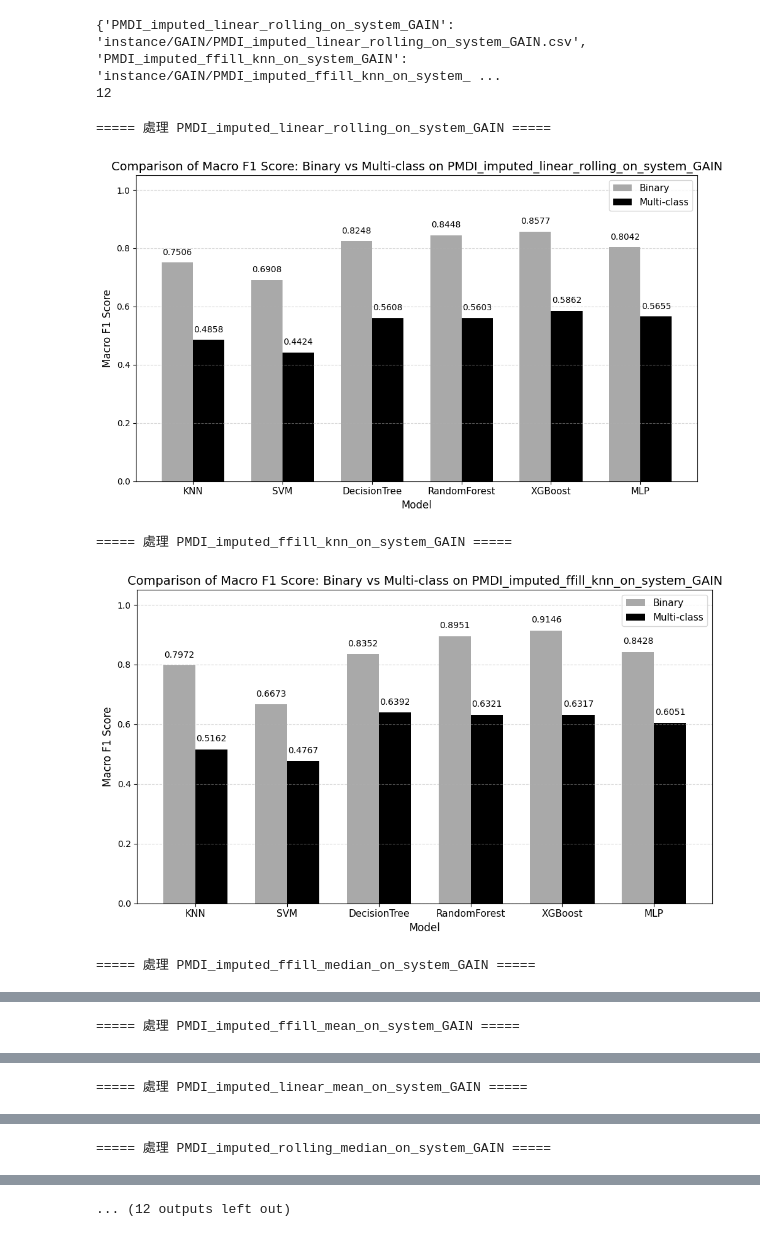
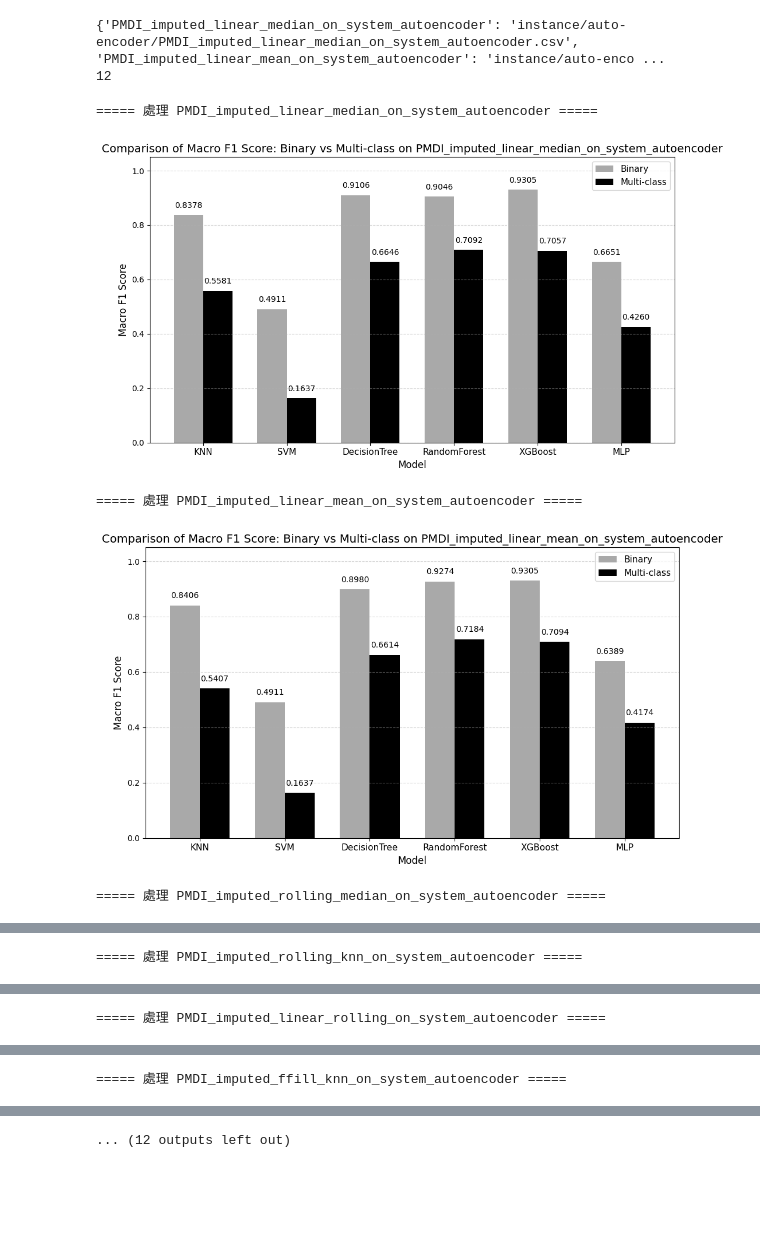
Before and after one commit to sean50311/MDS-project, a Jupyter notebook: experiment_pipeline.ipynb, the cells around one changed output, grey strips where cells are left out. Cells and saved outputs as stored; diff of their text form; code cells hidden in the pictures; blank space fills up the shorter version.

```diff
--- a/experiment_pipeline.ipynb
+++ b/experiment_pipeline.ipynb
@@ -13,36 +13,38 @@ def find_all_csv_files(root_dir):
                 map_csv_files[os.path.splitext(f)[0]] = os.path.join(dirpath, f)
     return map_csv_files
 
-root_dir = 'instance/GAIN'
+folder_name = 'auto-encoder'
+root_dir = f'instance/{folder_name}'
 instance_files = find_all_csv_files(root_dir)
 print(instance_files)
 print(len(instance_files))
 # %% [output]
-{'PMDI_imputed_linear_rolling_on_system_GAIN': 'instance/GAIN/PMDI_imputed_linear_rolling_on_system_GAIN.csv', 'PMDI_imputed_ffill_knn_on_system_GAIN': 'instance/GAIN/PMDI_imputed_ffill_knn_on_system_ ...
+{'PMDI_imputed_linear_median_on_system_autoencoder': 'instance/auto-encoder/PMDI_imputed_linear_median_on_system_autoencoder.csv', 'PMDI_imputed_linear_mean_on_system_autoencoder': 'instance/auto-enco ...
 12
 # %%
 all_results_bin = {}
 all_results_multi = {}
 np.seterr(all='ignore')
 
 for fname in instance_files:
     print(f'===== 處理 {fname} =====')
     df = load_instance(instance_files[fname])
     df_processed = preprocess(df)
     (X_train_bin, X_test_bin, y_train_bin, y_test_bin,
      X_train_multi, X_test_multi, y_train_multi, y_test_multi) = split_train_test(df_processed)
     with suppress_warnings():
         # Binary
         results_bin = evaluate(X_train_bin, X_test_bin, y_train_bin, y_test_bin, task='binary')
         # Multi-class
         results_multi = evaluate(X_train_multi, X_test_multi, y_train_multi, y_test_multi, task='multiclass')
     all_results_bin[fname] = results_bin['F1']
     all_results_multi[fname] = results_multi['F1']
+
     # 可選：每個 instance 畫一次 F1 比較圖
-    plot_f1_comparison(results_bin, results_multi, fname)
+    plot_f1_comparison(results_bin, results_multi, folder_name, fname)
 # %% [output]
-===== 處理 PMDI_imputed_linear_rolling_on_system_GAIN =====
+===== 處理 PMDI_imputed_linear_median_on_system_autoencoder =====
-[figure, old version]
+[figure, new version]
-===== 處理 PMDI_imputed_ffill_knn_on_system_GAIN =====
+===== 處理 PMDI_imputed_linear_mean_on_system_autoencoder =====
-[figure, old version]
+[figure, new version]
-===== 處理 PMDI_imputed_ffill_median_on_system_GAIN =====
+===== 處理 PMDI_imputed_rolling_median_on_system_autoencoder =====
@@ -50 +52 @@ for fname in instance_files:
-===== 處理 PMDI_imputed_ffill_mean_on_system_GAIN =====
+===== 處理 PMDI_imputed_rolling_knn_on_system_autoencoder =====
@@ -52 +54 @@ for fname in instance_files:
-===== 處理 PMDI_imputed_linear_mean_on_system_GAIN =====
+===== 處理 PMDI_imputed_linear_rolling_on_system_autoencoder =====
@@ -54 +56 @@ for fname in instance_files:
-===== 處理 PMDI_imputed_rolling_median_on_system_GAIN =====
+===== 處理 PMDI_imputed_ffill_knn_on_system_autoencoder =====
```
Also changed, not shown: parts of 7 cells of this notebook, 3 other files.
